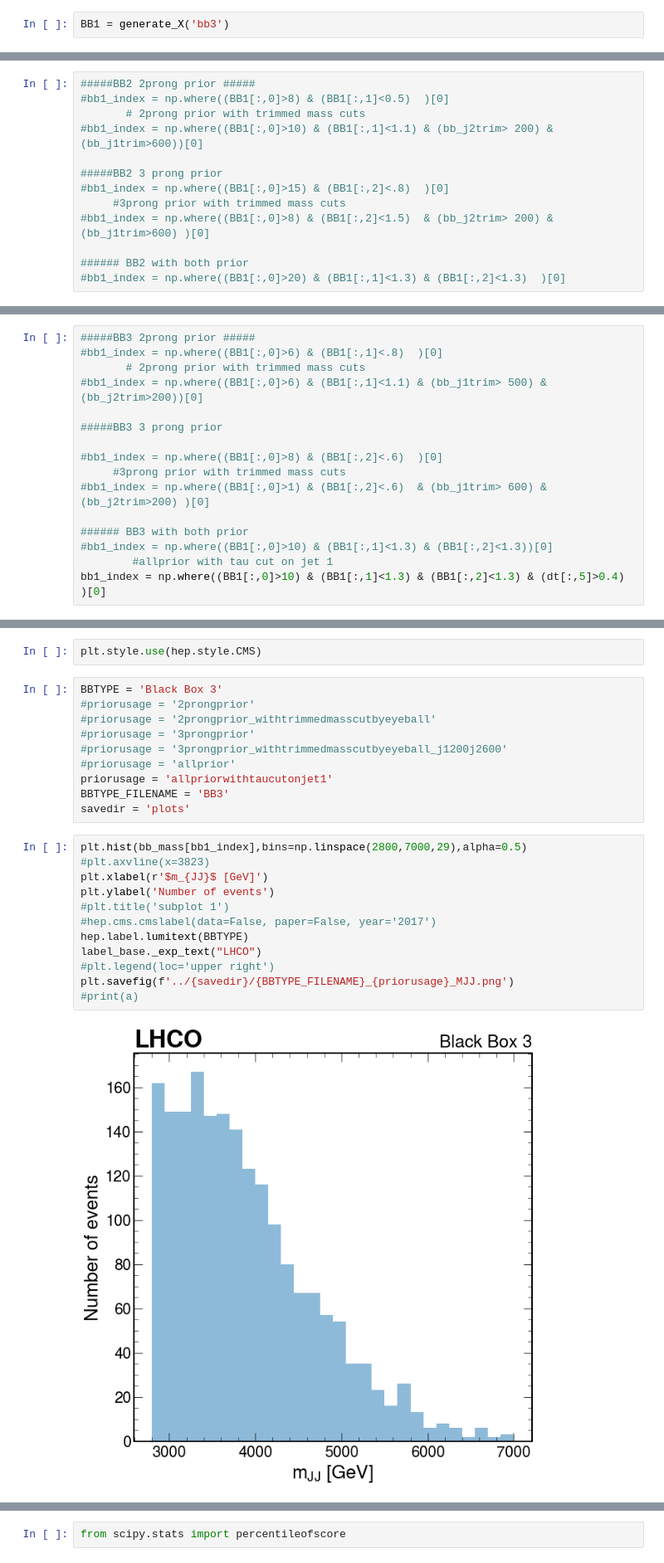
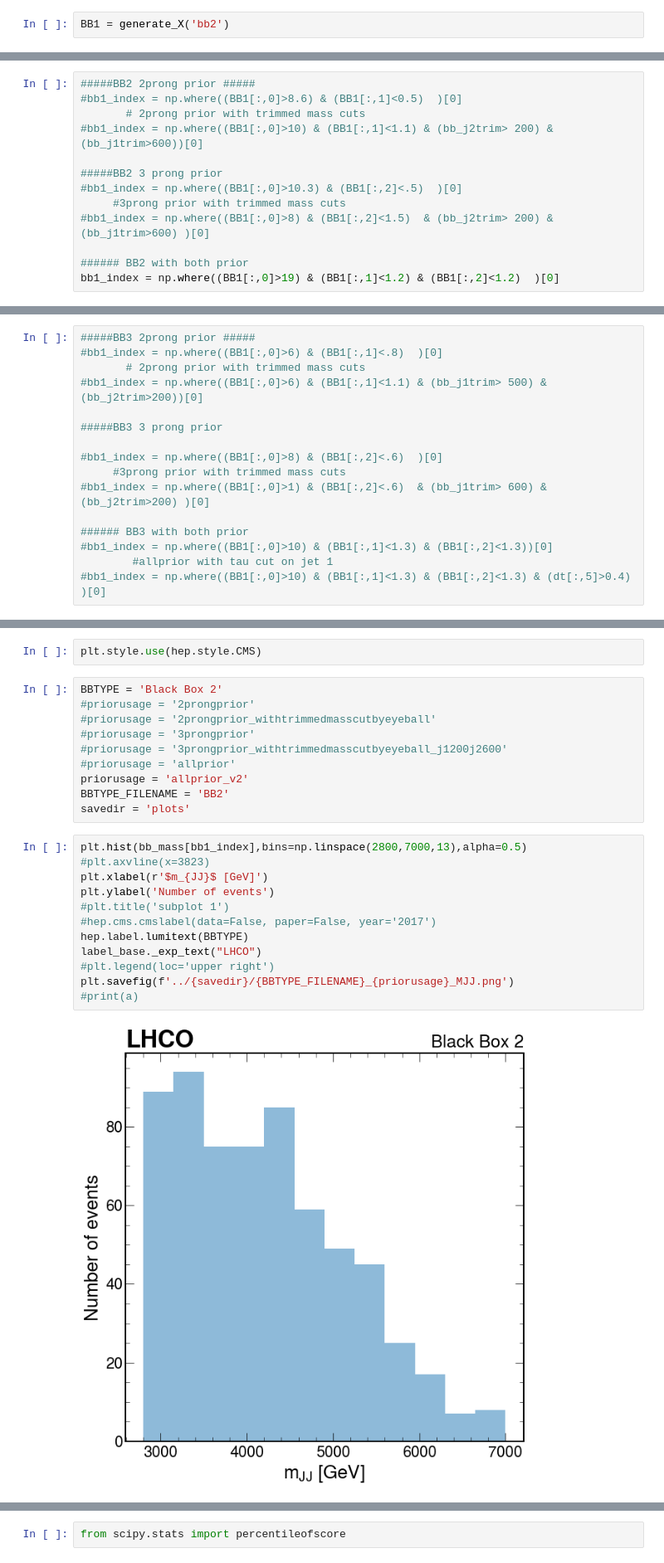
Before and after one commit to SangeonPark/QUASAR, a Jupyter notebook: training/LDA_in_loss_space.ipynb, the cells around one changed output, grey strips where cells are left out. Shown: that part at 83% size. Saved outputs shown, nothing was run; the diff lists cells and outputs as text.

```diff
--- a/training/LDA_in_loss_space.ipynb
+++ b/training/LDA_in_loss_space.ipynb
@@ -151,3 +116,3 @@ ValueError: all the input array dimensions for the concatenation axis must match
 # %%
-BB1 = generate_X('bb3')
+BB1 = generate_X('bb2')
 # %% [output]
@@ -195,17 +154,17 @@ plt.yscale('log')
 # BLACK BOX 2
 # %%
 #####BB2 2prong prior #####
-#bb1_index = np.where((BB1[:,0]>8) & (BB1[:,1]<0.5)  )[0]
+#bb1_index = np.where((BB1[:,0]>8.6) & (BB1[:,1]<0.5)  )[0]
        # 2prong prior with trimmed mass cuts
 #bb1_index = np.where((BB1[:,0]>10) & (BB1[:,1]<1.1) & (bb_j2trim> 200) &(bb_j1trim>600))[0]
 
 #####BB2 3 prong prior
-#bb1_index = np.where((BB1[:,0]>15) & (BB1[:,2]<.8)  )[0]
+#bb1_index = np.where((BB1[:,0]>10.3) & (BB1[:,2]<.5)  )[0]
      #3prong prior with trimmed mass cuts
 #bb1_index = np.where((BB1[:,0]>8) & (BB1[:,2]<1.5)  & (bb_j2trim> 200) &(bb_j1trim>600) )[0]
 
 ###### BB2 with both prior
-#bb1_index = np.where((BB1[:,0]>20) & (BB1[:,1]<1.3) & (BB1[:,2]<1.3)  )[0]
+bb1_index = np.where((BB1[:,0]>19) & (BB1[:,1]<1.2) & (BB1[:,2]<1.2)  )[0]
 # %% [markdown]
 # Black Box 3
 # %%
@@ -223,7 +182,7 @@ plt.yscale('log')
 ###### BB3 with both prior
 #bb1_index = np.where((BB1[:,0]>10) & (BB1[:,1]<1.3) & (BB1[:,2]<1.3))[0]
         #allprior with tau cut on jet 1
-bb1_index = np.where((BB1[:,0]>10) & (BB1[:,1]<1.3) & (BB1[:,2]<1.3) & (dt[:,5]>0.4) )[0]
+#bb1_index = np.where((BB1[:,0]>10) & (BB1[:,1]<1.3) & (BB1[:,2]<1.3) & (dt[:,5]>0.4) )[0]
 # %%
 #bb1_index = np.where((BB1[:,0]>4.) & ((dt[:,13]>0.6)))[0]
 # %%
@@ -239,29 +196,29 @@ import mplhep.label as label_base
 # %%
 plt.style.use(hep.style.CMS)
 # %%
-BBTYPE = 'Black Box 3'
+BBTYPE = 'Black Box 2'
 #priorusage = '2prongprior'
 #priorusage = '2prongprior_withtrimmedmasscutbyeyeball'
 #priorusage = '3prongprior'
 #priorusage = '3prongprior_withtrimmedmasscutbyeyeball_j1200j2600'
 #priorusage = 'allprior'
-priorusage = 'allpriorwithtaucutonjet1'
-BBTYPE_FILENAME = 'BB3'
+priorusage = 'allprior_v2'
+BBTYPE_FILENAME = 'BB2'
 savedir = 'plots'
 # %%
-plt.hist(bb_mass[bb1_index],bins=np.linspace(2800,7000,29),alpha=0.5)
+plt.hist(bb_mass[bb1_index],bins=np.linspace(2800,7000,13),alpha=0.5)
 #plt.axvline(x=3823)
 plt.xlabel(r'$m_{JJ}$ [GeV]')
 plt.ylabel('Number of events')
 #plt.title('subplot 1')
 #hep.cms.cmslabel(data=False, paper=False, year='2017')
 hep.label.lumitext(BBTYPE)
 label_base._exp_text("LHCO")
 #plt.legend(loc='upper right')
 plt.savefig(f'../{savedir}/{BBTYPE_FILENAME}_{priorusage}_MJJ.png')
 #print(a)
 # %% [output]
-[figure, old version]
+[figure, new version]
 # %%
 plt.hist(bb_j1trim[bb1_index],bins=np.linspace(0,1000,50),alpha=0.3)
 plt.xlabel(r'$m_{j1}(trimmed)$  [GeV]')
```
Also changed, not shown: parts of 21 cells of this notebook, 24 other files.
